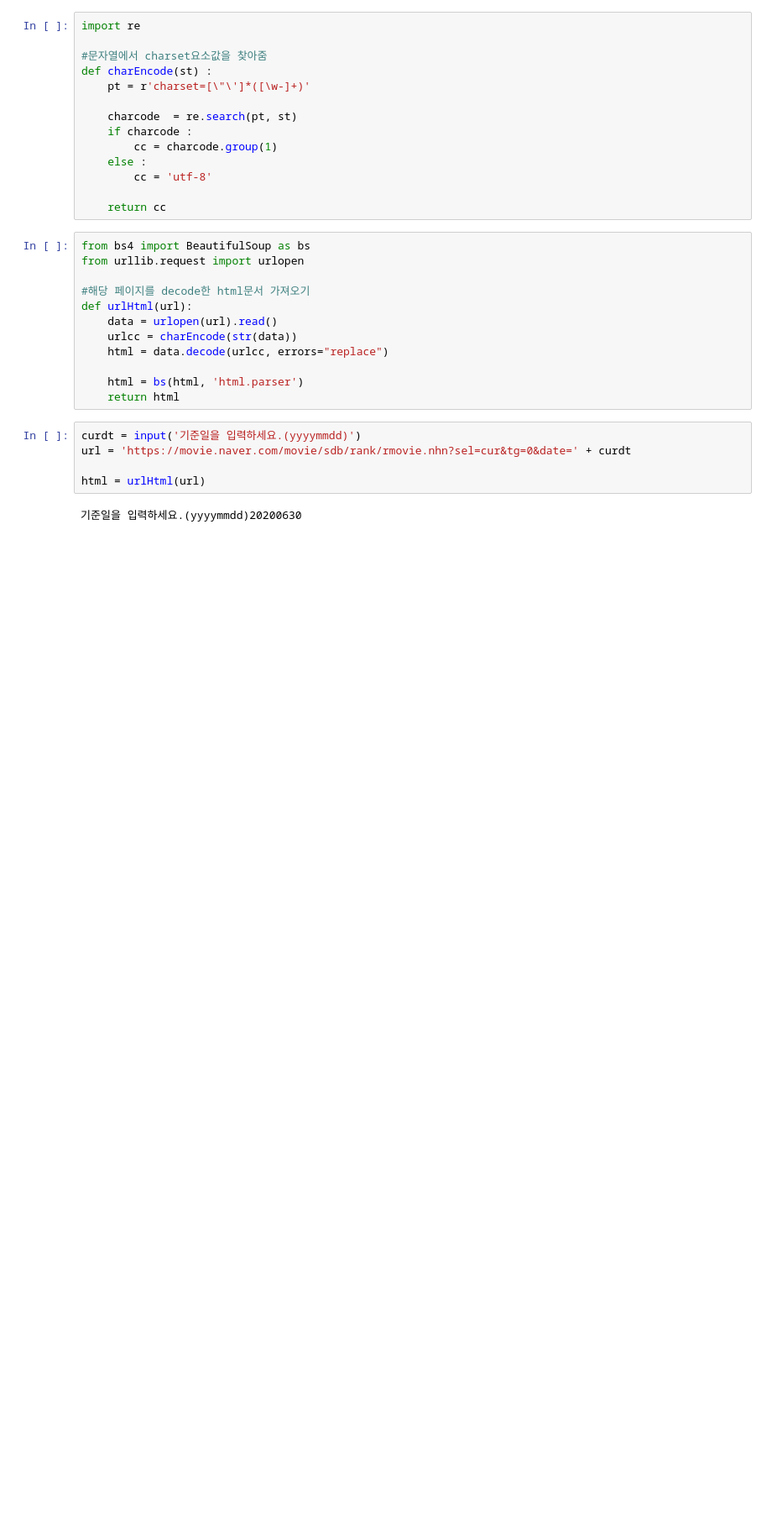
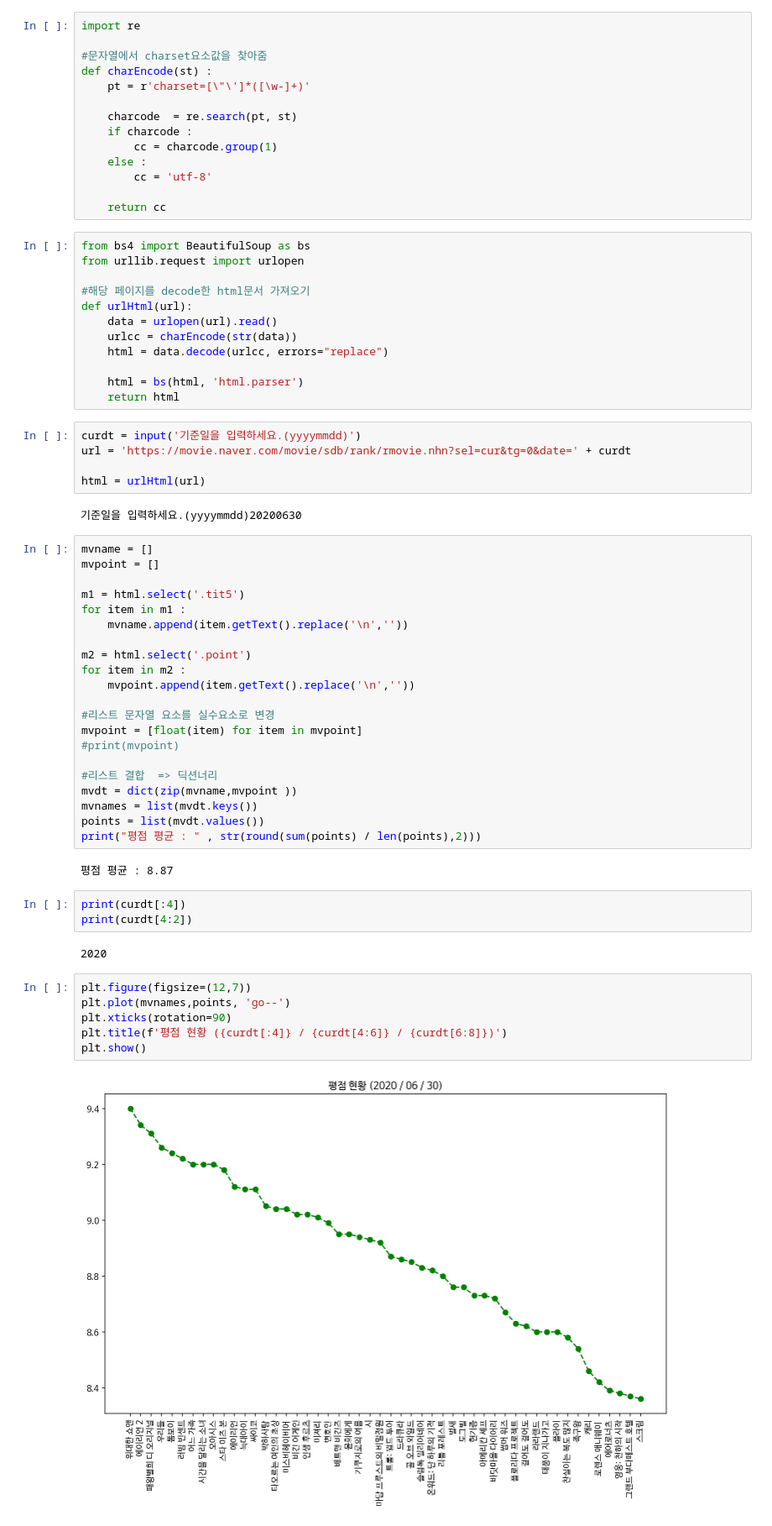
Before and after one commit to cybermin/pythonbasic, a Jupyter notebook: work/05/ex20.ipynb, the cells around one changed output. Shown: that part at 84% size. Cells and saved outputs as stored; diff of their text form; blank space fills up the shorter version.

```diff
--- a/work/05/ex20.ipynb
+++ b/work/05/ex20.ipynb
@@ -53,3 +53,39 @@ url = 'https://movie.naver.com/movie/sdb/rank/rmovie.nhn?sel=cur&tg=0&date=' + c
 html = urlHtml(url)
 # %% [output]
 기준일을 입력하세요.(yyyymmdd)20200630
+# %%
+mvname = []
+mvpoint = []
+
+m1 = html.select('.tit5')
+for item in m1 :
+    mvname.append(item.getText().replace('\n',''))
+
+m2 = html.select('.point')
+for item in m2 :
+    mvpoint.append(item.getText().replace('\n',''))
+
+#리스트 문자열 요소를 실수요소로 변경
+mvpoint = [float(item) for item in mvpoint]
+#print(mvpoint)
+
+#리스트 결합  => 딕션너리
+mvdt = dict(zip(mvname,mvpoint ))
+mvnames = list(mvdt.keys())
+points = list(mvdt.values())
+print("평점 평균 : " , str(round(sum(points) / len(points),2)))
+# %% [output]
+평점 평균 : 8.87
+# %%
+print(curdt[:4])
+print(curdt[4:2])
+# %% [output]
+2020
+# %%
+plt.figure(figsize=(12,7))
+plt.plot(mvnames,points, 'go--')
+plt.xticks(rotation=90)
+plt.title(f'평점 현황 ({curdt[:4]} / {curdt[4:6]} / {curdt[6:8]})')
+plt.show()
+# %% [output]
+[figure, added]
```
Also changed, not shown: parts of 2 cells of this notebook.
